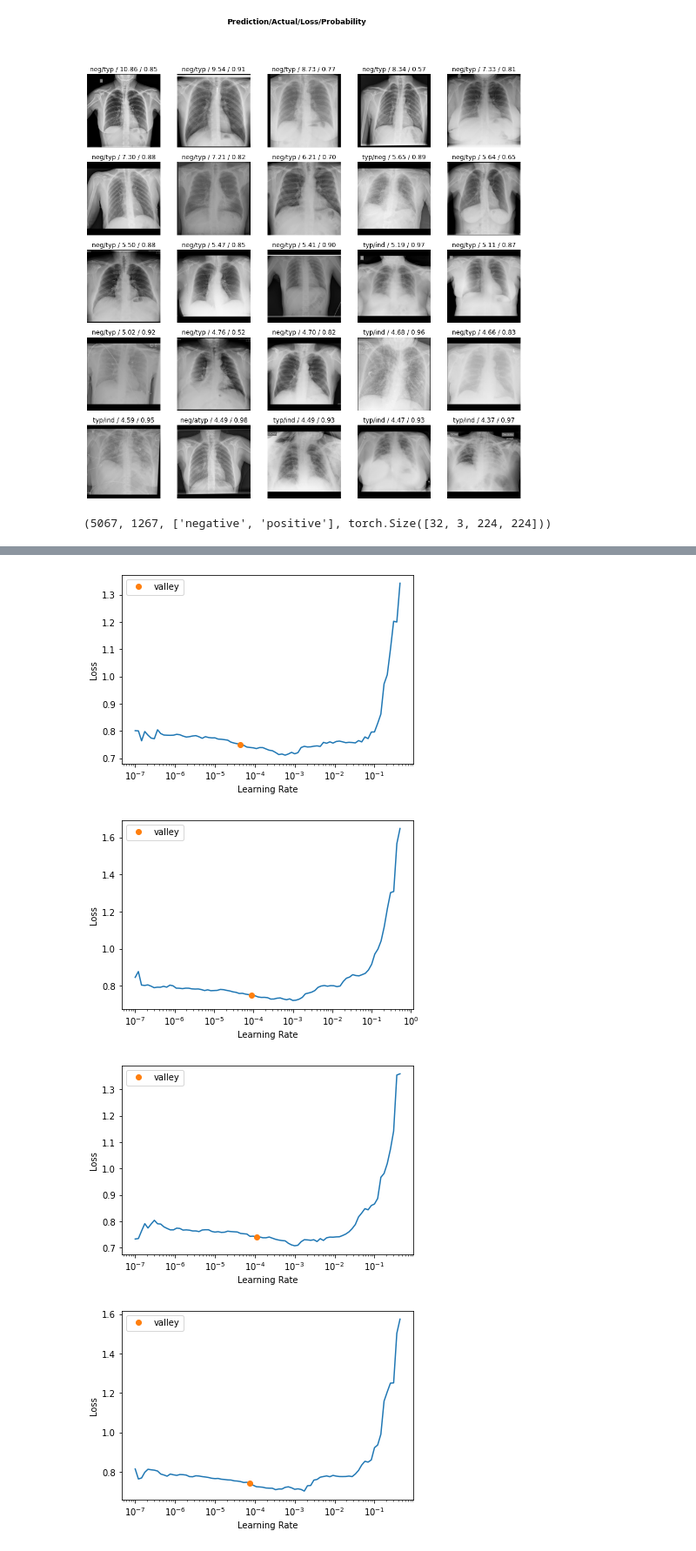
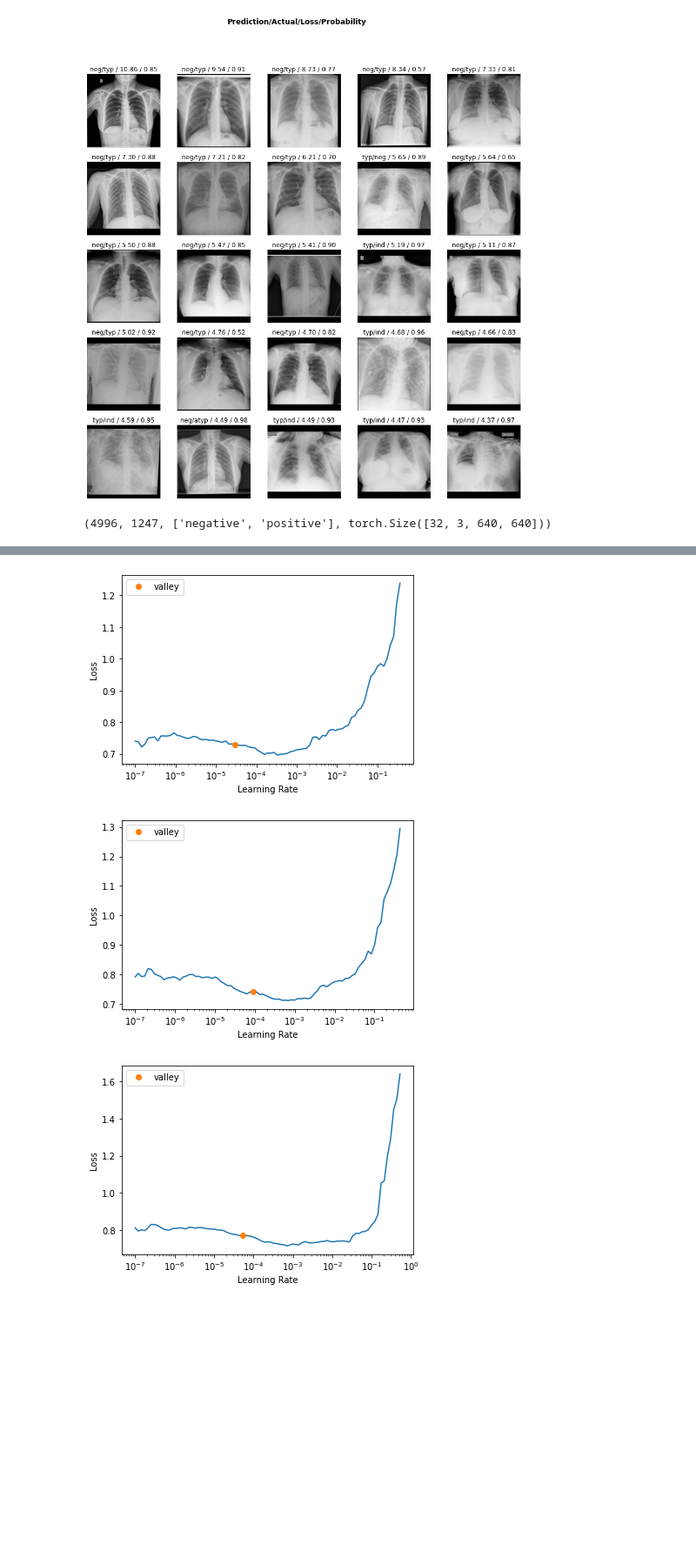
Before and after one commit to vdefont/covid_detection, a Jupyter notebook: train_class.ipynb, the cells around one changed output, grey strips where cells are left out. Shown: that part at 87% size. Drawn from its saved outputs; the diff is of its cells as text; code cells hidden in the pictures; blank space fills up the shorter version.

```diff
--- a/train_class.ipynb
+++ b/train_class.ipynb
@@ -72,0 +134,5 @@ for learn_fold in learn_folds:
+# %%
+def _first(l, n):
+    if len(l) <= n:
+        return l
+    return l[:n]
@@ -164,10 +265,10 @@ interp.plot_top_losses(25, nrows=5)
 # %%
 # LEARN NEG #
 # %%
-NEG_IMAGE_PATH = "png224_5fold"
+NEG_IMAGE_PATH = "jpg640_5fold"
 NEG_NUM_FOLDS = 5
-NEG_IMAGE_SIZE = 224
-NEG_MODEL_NAME = "resnet18"
+NEG_IMAGE_SIZE = 640
+NEG_MODEL_NAME = "resnet34"
 # %%
 neg_dls_folds = [
     train_class.get_dls(
@@ -178,17 +279,17 @@ neg_dls_folds = [
     )
     for fold in range(NEG_NUM_FOLDS)
 ]
-len(neg_dls_folds[2].train.items), len(neg_dls_folds[2].valid.items), neg_dls_folds[2].vocab, neg_dls_folds[0].one_batch()[0].shape
+len(neg_dls_folds[0].train.items), len(neg_dls_folds[0].valid.items), neg_dls_folds[0].vocab, neg_dls_folds[0].one_batch()[0].shape
 # %% [output]
-(5067, 1267, ['negative', 'positive'], torch.Size([32, 3, 224, 224]))
+(4996, 1247, ['negative', 'positive'], torch.Size([32, 3, 640, 640]))
 # %%
 neg_learn_folds = [
-    train_class.get_learn(dls=neg_dls, model_name=MODEL_NAME, is_neg=True)
+    train_class.get_learn(dls=neg_dls, model_name=NEG_MODEL_NAME, is_neg=True)
     for neg_dls in neg_dls_folds
 ]
 # %%
-for neg_learn in neg_learn_folds:
-    neg_learn.lr_find()
+for neg_learn in _first(neg_learn_folds, 3):
+    res = neg_learn.lr_find()
 # %% [output]
 [interactive output not drawn]
 [interactive output not drawn]
@@ -198,4 +297,3 @@ for neg_learn in neg_learn_folds:
-[figure, old version]
+[figure, new version]
-[figure, old version]
+[figure, new version]
-[figure, old version]
+[figure, new version]
-[figure, removed]
```
Also changed, not shown: parts of 27 cells of this notebook, 8 other files.
